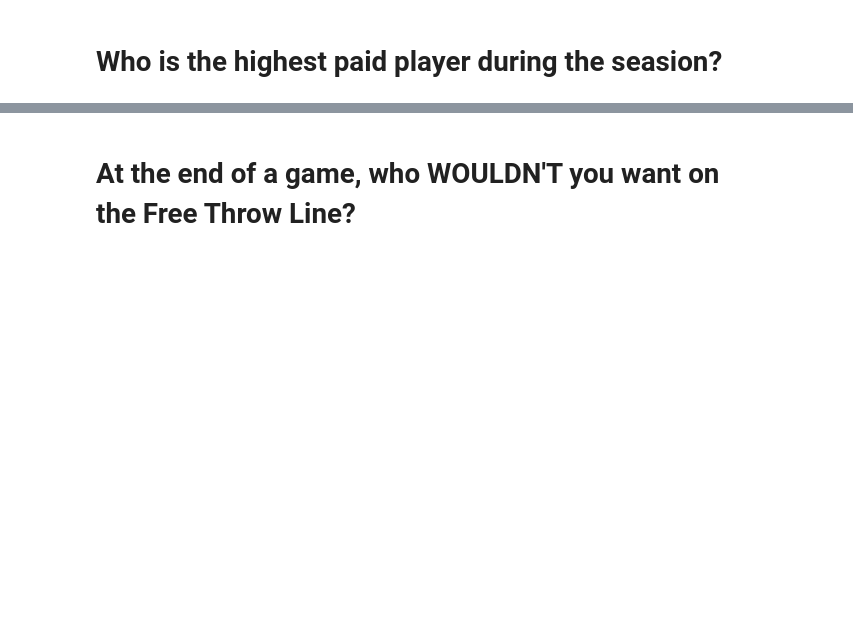
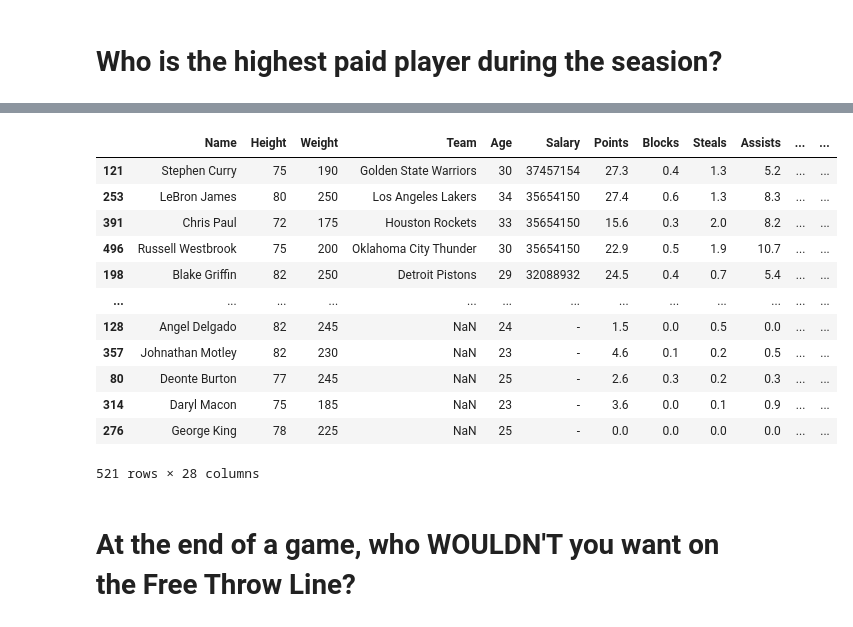
Before and after one commit to Jordan-Floyd/Week-8-HW, a Jupyter notebook: day-4/NBA Regular Season 2018-19 Data Challenge.ipynb, the cells around one changed output, grey strips where cells are left out. Cells and saved outputs as stored; diff of their text form; code cells hidden in the pictures; blank space fills up the shorter version.

```diff
--- a/day-4/NBA Regular Season 2018-19 Data Challenge.ipynb
+++ b/day-4/NBA Regular Season 2018-19 Data Challenge.ipynb
@@ -177,3 +158,29 @@ highestPaid.tail(5)
+# %%
+stats[['Name','Salary']].sort_values('Salary', ascending = False)
+
+def makeInt(row):
+    if row['Salary'] == '-':
+        return 0
+    else:
+        return int(row['Salary'])
+
+
+stats['int_sal'] = stats.apply(makeInt, axis = 1)
+stats.sort_values('int_sal', ascending = False)
+# %% [output]
+|  | Name | Height | Weight | Team | Age | Salary | Points | Blocks | Steals | Assists | ... | ... |
+| 121 | Stephen Curry | 75 | 190 | Golden State Warriors | 30 | 37457154 | 27.3 | 0.4 | 1.3 | 5.2 | ... | ... |
+| 253 | LeBron James | 80 | 250 | Los Angeles Lakers | 34 | 35654150 | 27.4 | 0.6 | 1.3 | 8.3 | ... | ... |
+| 391 | Chris Paul | 72 | 175 | Houston Rockets | 33 | 35654150 | 15.6 | 0.3 | 2.0 | 8.2 | ... | ... |
+| 496 | Russell Westbrook | 75 | 200 | Oklahoma City Thunder | 30 | 35654150 | 22.9 | 0.5 | 1.9 | 10.7 | ... | ... |
+| 198 | Blake Griffin | 82 | 250 | Detroit Pistons | 29 | 32088932 | 24.5 | 0.4 | 0.7 | 5.4 | ... | ... |
+| ... | ... | ... | ... | ... | ... | ... | ... | ... | ... | ... | ... | ... |
+| 128 | Angel Delgado | 82 | 245 | NaN | 24 | - | 1.5 | 0.0 | 0.5 | 0.0 | ... | ... |
+| 357 | Johnathan Motley | 82 | 230 | NaN | 23 | - | 4.6 | 0.1 | 0.2 | 0.5 | ... | ... |
+| 80 | Deonte Burton | 77 | 245 | NaN | 25 | - | 2.6 | 0.3 | 0.2 | 0.3 | ... | ... |
+| 314 | Daryl Macon | 75 | 185 | NaN | 23 | - | 3.6 | 0.0 | 0.1 | 0.9 | ... | ... |
+| 276 | George King | 78 | 225 | NaN | 25 | - | 0.0 | 0.0 | 0.0 | 0.0 | ... | ... |
+521 rows × 28 columns
 # %% [markdown]
 
 # At the end of a game, who WOULDN'T you want on the Free Throw Line?
```
Also changed, not shown: parts of 5 cells of this notebook, 3 other files.
